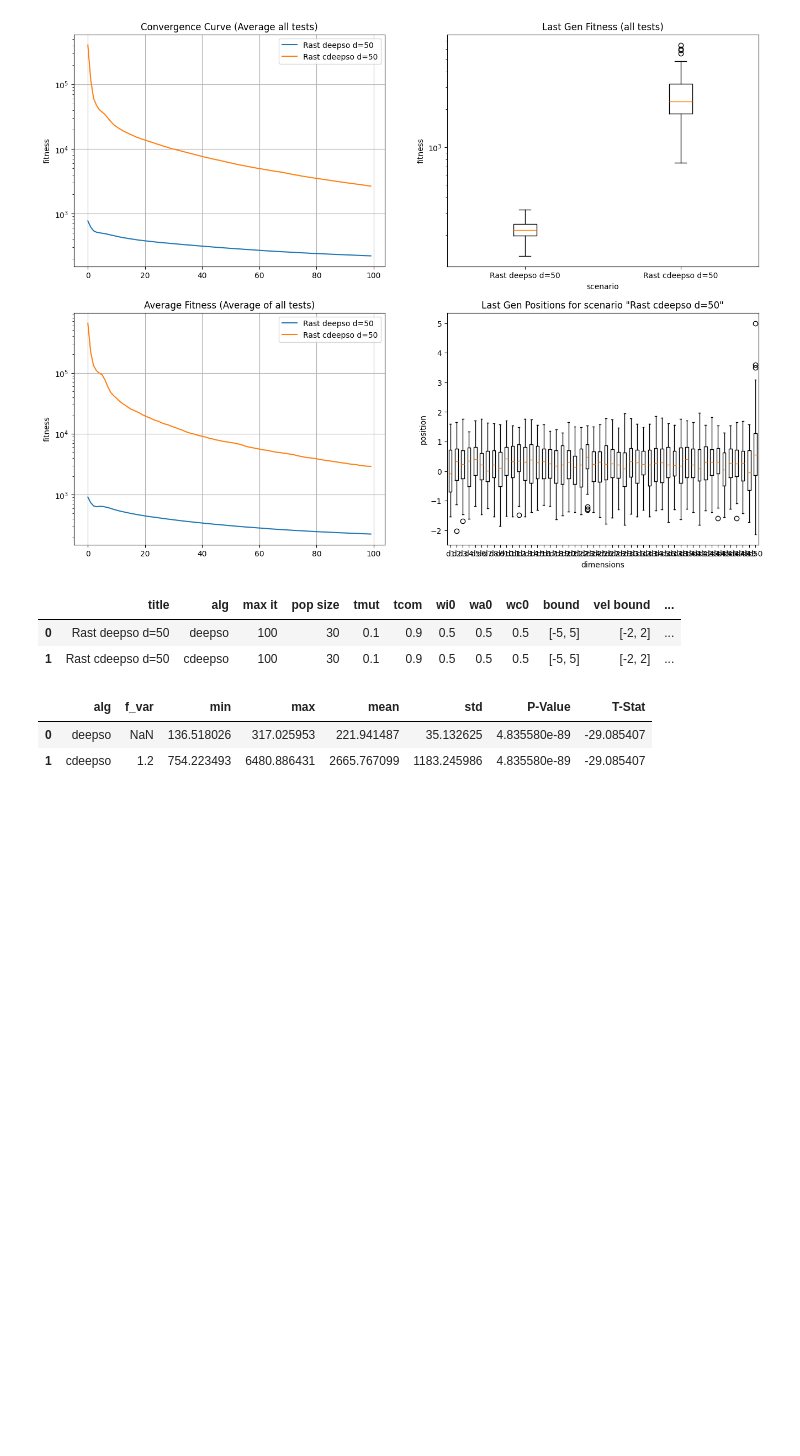
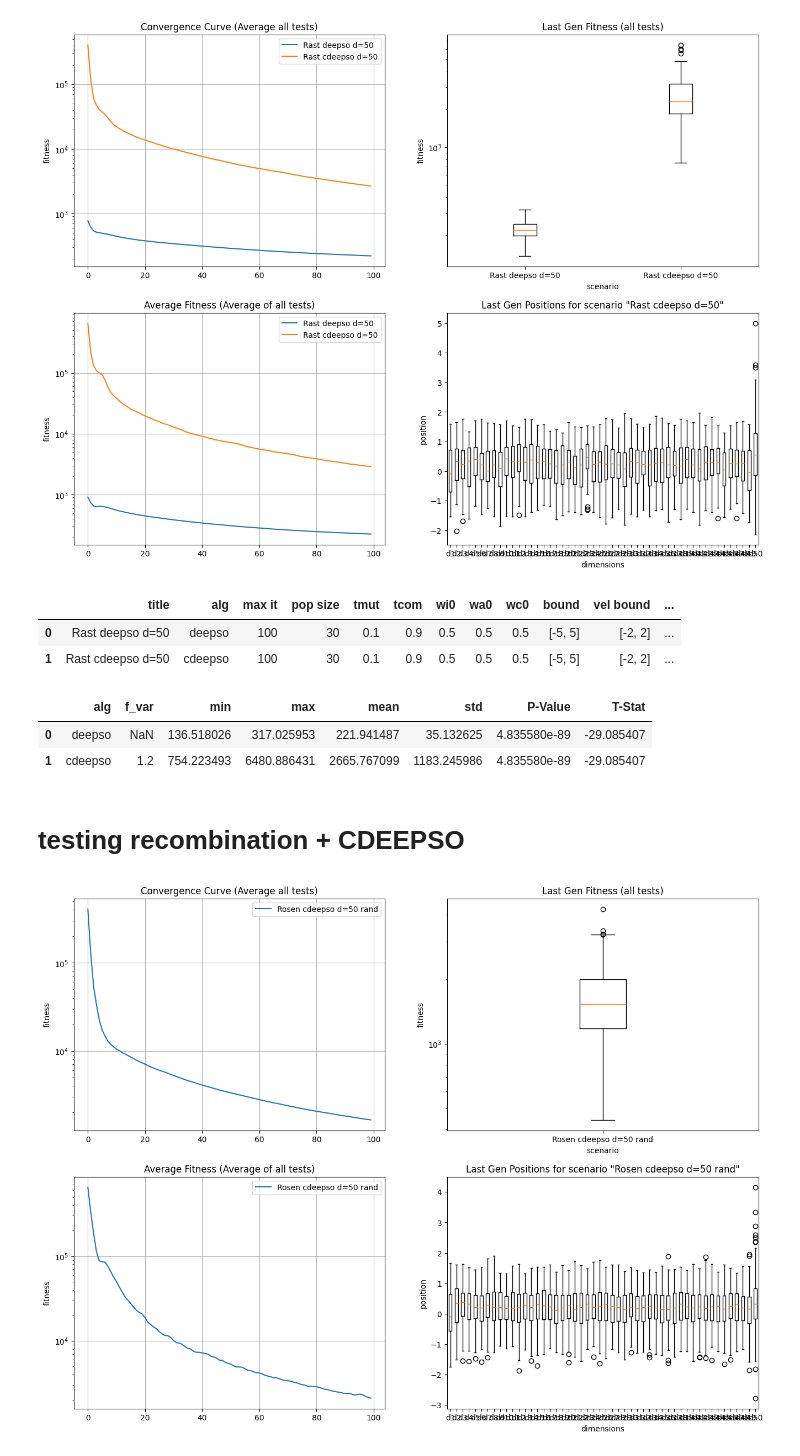
Before and after one commit to JaoSchmidt/Opt-Meta-Heuristics, a Jupyter notebook: FinalWork/main_table.ipynb, the cells around one changed output. Cells and saved outputs as stored; diff of their text form; code cells hidden in the pictures; blank space fills up the shorter version.

```diff
--- a/FinalWork/main_table.ipynb
+++ b/FinalWork/main_table.ipynb
@@ -901,3 +984,65 @@ df
 |  | alg | f_var | min | max | mean | std | P-Value | T-Stat |
 | 0 | deepso | NaN | 136.518026 | 317.025953 | 221.941487 | 35.132625 | 4.835580e-89 | -29.085407 |
 | 1 | cdeepso | 1.2 | 754.223493 | 6480.886431 | 2665.767099 | 1183.245986 | 4.835580e-89 | -29.085407 |
+# %% [markdown]
+# testing recombination + CDEEPSO
+# %%
+import pandas as pd
+
+scenario_table = {}
+scenario_df = pd.DataFrame()
+
+from algorithm_classes import LoopCDEEPSO
+from individual_class import IndividualCDEEPSO
+
+class Rosenbrock(IndividualCDEEPSO):
+  def _fitness_function(self,X,a=1,b=100):
+    return np.sum(b * (X[1:] - X[:-1]**2)**2 + (a - X[:-1])**2,axis=0)
+
+# experiment to make and test title
+title="Rosen cdeepso d=50 rand"
+
+# collectors
+scenario_table
+# optional collectors for this scenario only
+table_test = {}
+
+experiment_name="cdeepso_rand_1"
+dimensions=50
+num_tests = 200 # number of tests to make
+population_size = 30
+max_it=100
+tcom=0.9
+tmut=0.3
+bounds = [-5,5]
+velocity_bounds=[-2,2]
+w_bounds=[0,1]
+wi_initial=0.1
+wa_initial=0.1
+wc_initial=0.1
+f_var=1.87
+
+create_scenario(scenario_table,title)
+cdeepso = LoopCDEEPSO(title,experiment_name, bounds,population_size=population_size,max_it=max_it,tcom=tcom,f_var=f_var,
+    tmut=tmut,velocity_bounds=velocity_bounds,w_bounds=w_bounds,wi_initial=wi_initial,wa_initial=wa_initial,wc_initial=wc_initial)
+def run_test(num): # algorithm function
+  coordinates = initial_random_pop(population_size, bounds, dimensions=dimensions,seed=num+333)
+  generation_data = cdeepso.test(coordinates, Rosenbrock, test_num=num)
+  return generation_data
+
+with multiprocessing.Pool() as pool: # parallel precessing
+  results = pool.map(run_test, range(num_tests))
+
+for test_num,generation_data in enumerate(results): # Collecting test data
+  collect_data_on_tests(generation_data, scenario_table[title], table_test=table_test, test_num=test_num)
+scenario_df = collect_data_on_scenario(cdeepso,scenario_table[title], scenario_df, num_tests) # Collecting entire scenario data
+
+#plot_fitness_over_tests(table_test)
+plot_fitness_over_scenarios(scenario_table,title)
+#contour_over_population(generation_data,deepso.get_description(),bounds, save_path="animacoes/"+title+".mp4",max_it=100)
+#from IPython.display import Video
+#Video("animacoes/"+title+".mp4")
+
+#scenario_df
+# %% [output]
+[figure, added]
```
Also changed, not shown: parts of 14 cells of this notebook, 5 other files.
